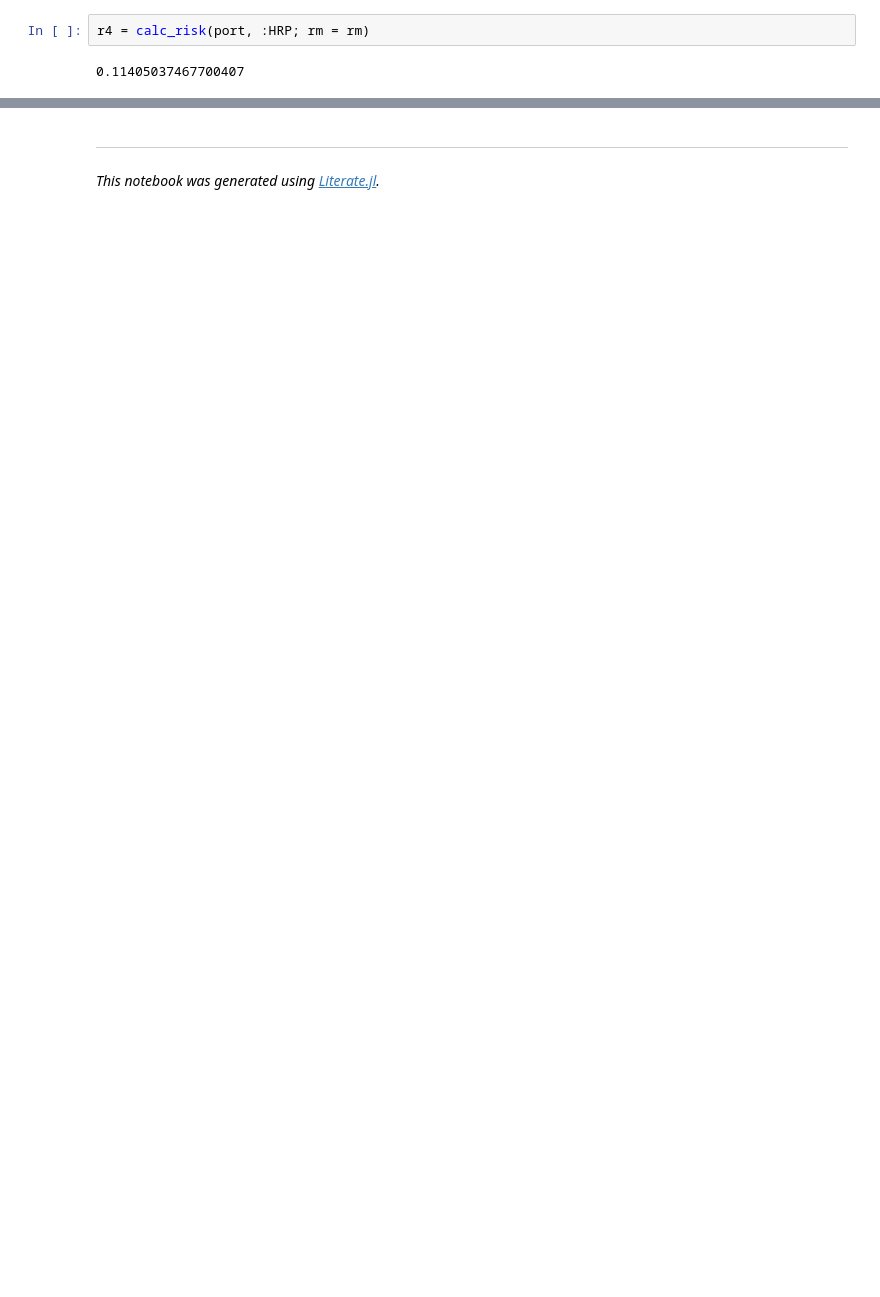
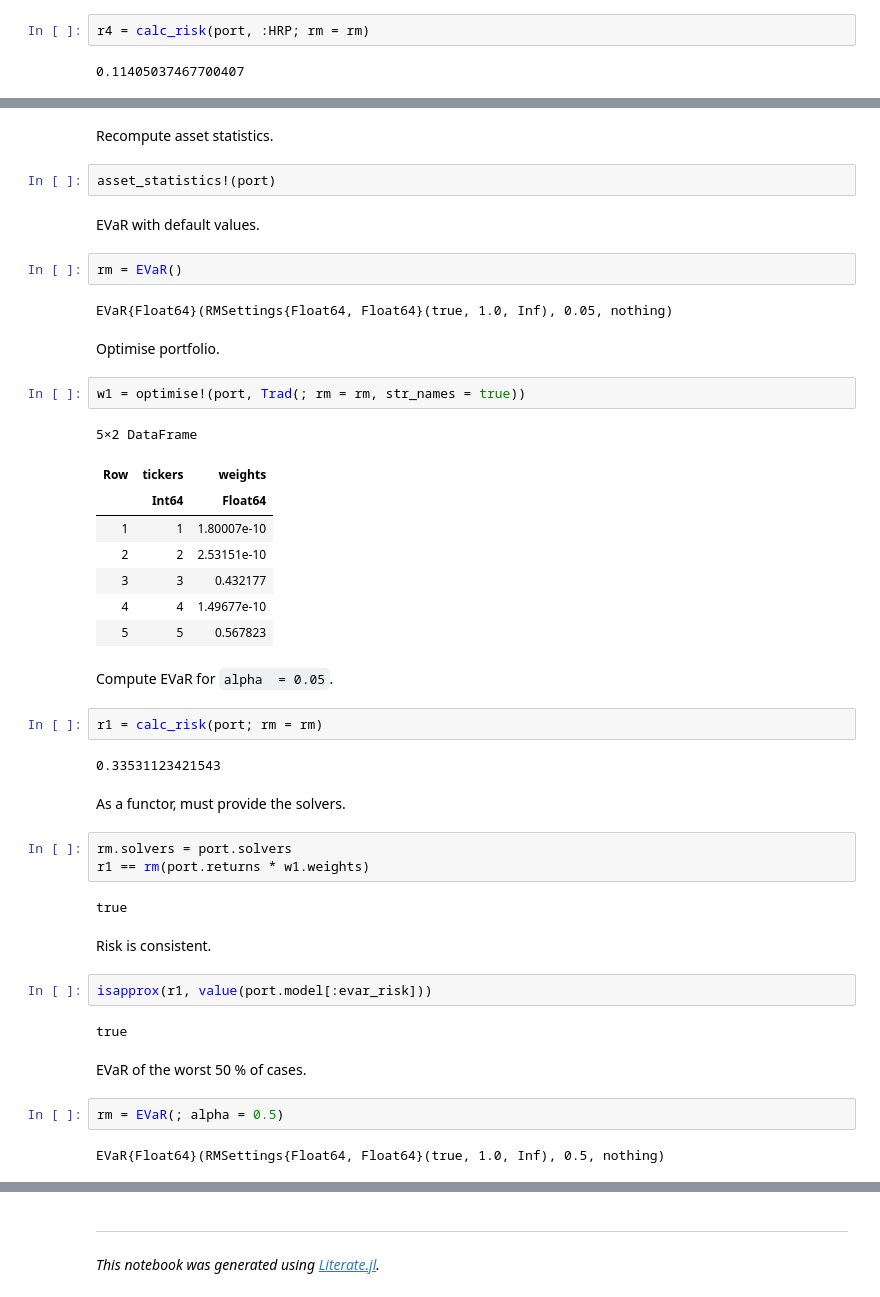
Before and after one commit to dcelisgarza/PortfolioOptimiser.jl, a Jupyter notebook: examples/0_risk_measure_examples.ipynb, the cells around one changed output, grey strips where cells are left out. Saved outputs shown, nothing was run; the diff lists cells and outputs as text; blank space fills up the shorter version.

```diff
--- a/examples/0_risk_measure_examples.ipynb
+++ b/examples/0_risk_measure_examples.ipynb
@@ -1223,0 +1226,48 @@ r4 = calc_risk(port, :HRP; rm = rm)
+# %% [markdown]
+Recompute asset statistics.
+# %%
+asset_statistics!(port)
+# %% [markdown]
+EVaR with default values.
+# %%
+rm = EVaR()
+# %% [output]
+EVaR{Float64}(RMSettings{Float64, Float64}(true, 1.0, Inf), 0.05, nothing)
+# %% [markdown]
+Optimise portfolio.
+# %%
+w1 = optimise!(port, Trad(; rm = rm, str_names = true))
+# %% [output]
+5×2 DataFrame
+| Row | tickers | weights |
+|  | Int64 | Float64 |
+| 1 | 1 | 1.80007e-10 |
+| 2 | 2 | 2.53151e-10 |
+| 3 | 3 | 0.432177 |
+| 4 | 4 | 1.49677e-10 |
+| 5 | 5 | 0.567823 |
+# %% [markdown]
+Compute EVaR for `alpha  = 0.05`.
+# %%
+r1 = calc_risk(port; rm = rm)
+# %% [output]
+0.33531123421543
+# %% [markdown]
+As a functor, must provide the solvers.
+# %%
+rm.solvers = port.solvers
+r1 == rm(port.returns * w1.weights)
+# %% [output]
+true
+# %% [markdown]
+Risk is consistent.
+# %%
+isapprox(r1, value(port.model[:evar_risk]))
+# %% [output]
+true
+# %% [markdown]
+EVaR of the worst 50 % of cases.
+# %%
+rm = EVaR(; alpha = 0.5)
+# %% [output]
+EVaR{Float64}(RMSettings{Float64, Float64}(true, 1.0, Inf), 0.5, nothing)
```
Also changed, not shown: parts of 99 cells of this notebook, 3 other files.
